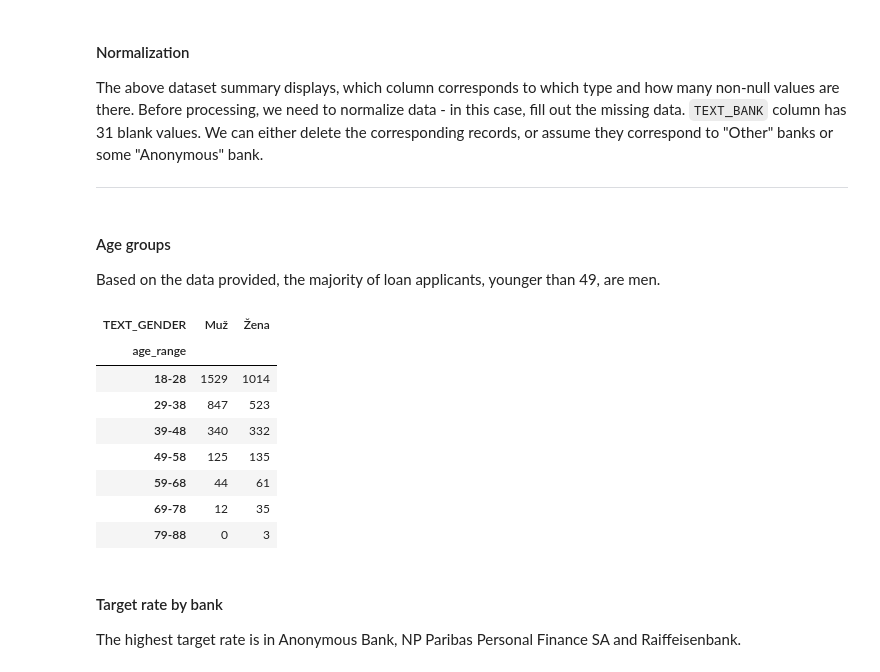
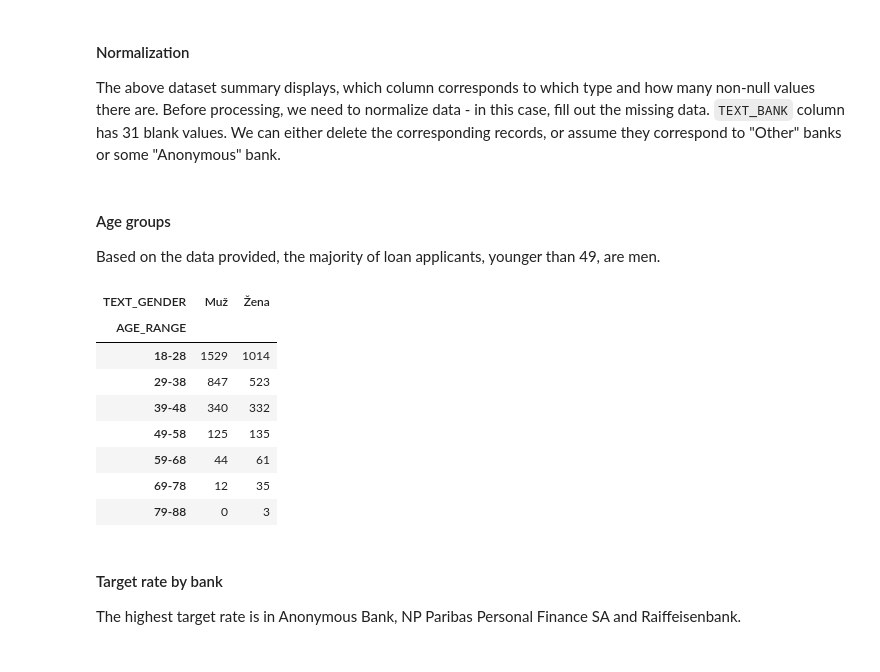
Before and after one commit to swanenko/cash-loan-analysis, a Jupyter notebook: analysis.ipynb, the cells around one changed output. Drawn from its saved outputs; the diff is of its cells as text; code cells hidden in the pictures.

```diff
--- a/analysis.ipynb
+++ b/analysis.ipynb
@@ -53,7 +52,5 @@ memory usage: 507.9+ KB
 # %% [markdown]
 #### Normalization
 
-The above dataset summary displays, which column corresponds to which type and how many non-null values are there. Before processing, we need to normalize data - in this case, fill out the missing data.
+The above dataset summary displays, which column corresponds to which type and how many non-null values there are. Before processing, we need to normalize data - in this case, fill out the missing data.
 `TEXT_BANK` column has 31 blank values. We can either delete the corresponding records, or assume they correspond to "Other" banks or some "Anonymous" bank.
-
-***
@@ -73,15 +62,15 @@ Based on the data provided, the majority of loan applicants, younger than 49, ar
 # %%
 age_bins = [18, 28, 38, 48, 58, 68, 78, 88]
 age_labels = ['18-28', '29-38', '39-48', '49-58', '59-68', '69-78', '79-88']
 
 age_gender_pivot = df
-age_gender_pivot['age_range'] = pd.cut(age_gender_pivot["NUM_AGE"], bins=age_bins, labels=age_labels, right=False)
-age_gender_pivot = age_gender_pivot.pivot_table(index='age_range', columns=['TEXT_GENDER'], aggfunc='size', fill_value=0, observed=False)
+age_gender_pivot['AGE_RANGE'] = pd.cut(age_gender_pivot["NUM_AGE"], bins=age_bins, labels=age_labels, right=False)
+age_gender_pivot = age_gender_pivot.pivot_table(index='AGE_RANGE', columns=['TEXT_GENDER'], aggfunc='size', fill_value=0, observed=False)
 
 display(age_gender_pivot)
 # %% [output]
 | TEXT_GENDER | Muž | Žena |
-| age_range |  |  |
+| AGE_RANGE |  |  |
 | 18-28 | 1529 | 1014 |
 | 29-38 | 847 | 523 |
 | 39-48 | 340 | 332 |
```
Also changed, not shown: parts of 45 cells of this notebook, 14 other files.
